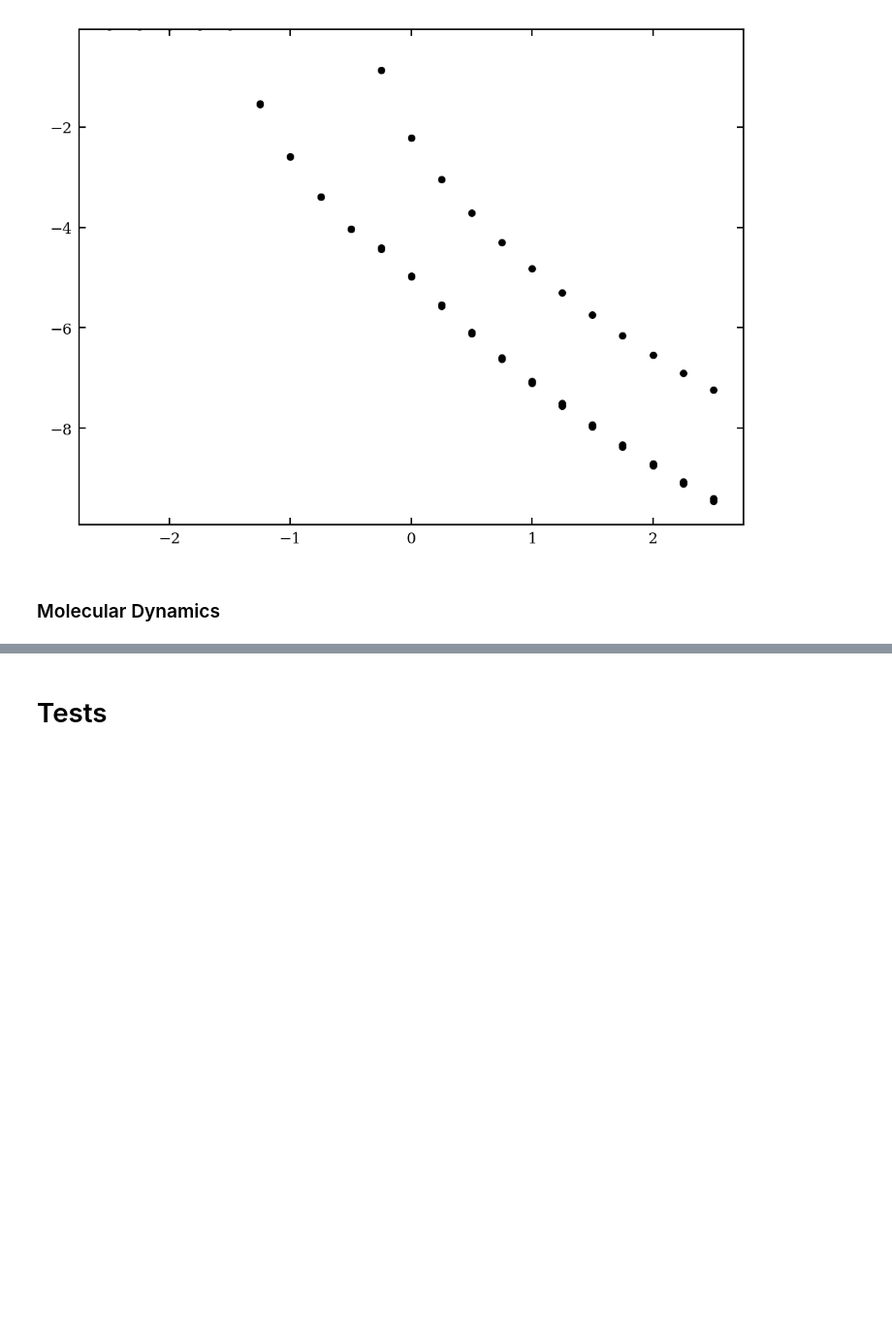
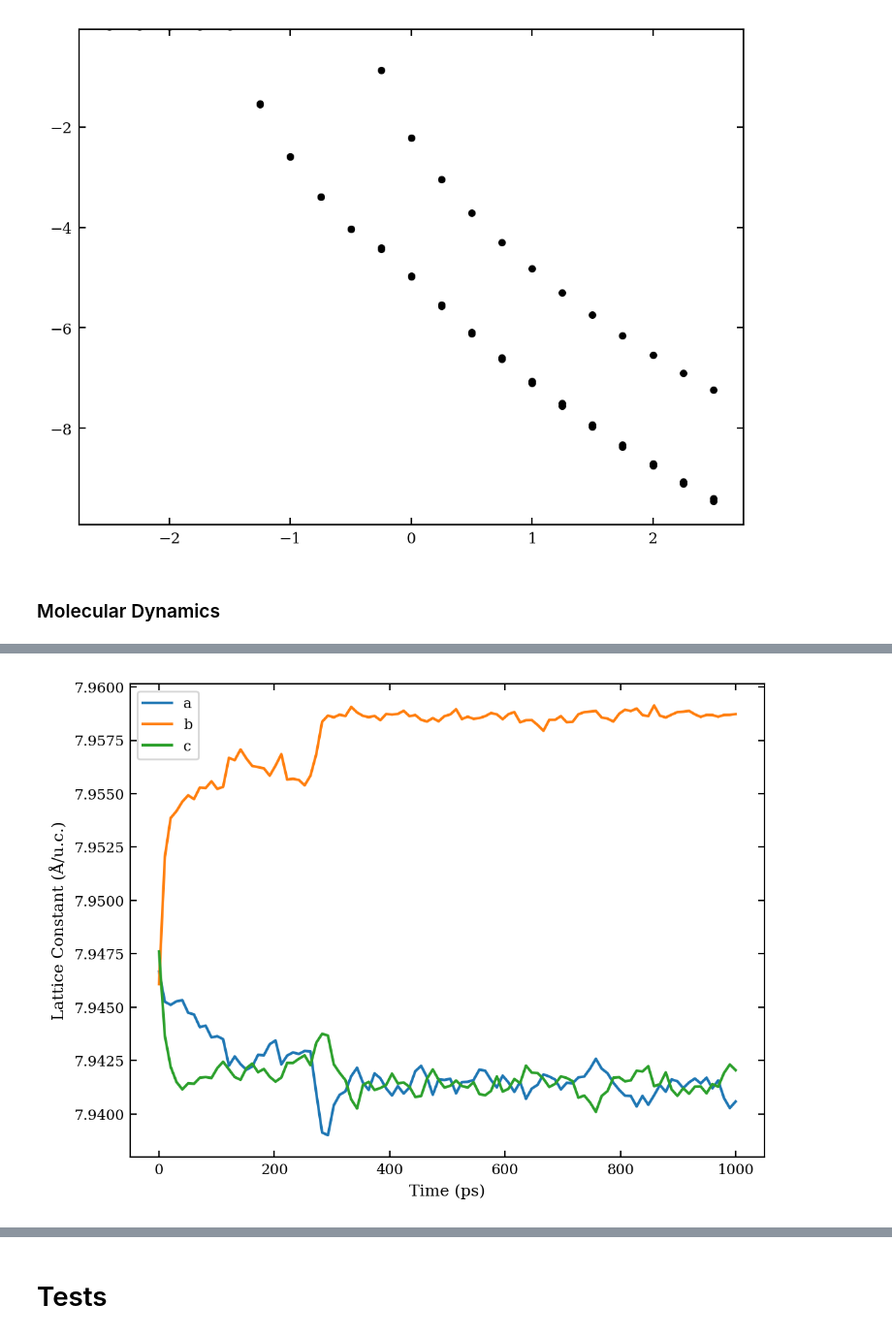
Before and after one commit to ThomasRavnborg/OxideSlabs, a Jupyter notebook: MLtraining.ipynb, the cells around one changed output, grey strips where cells are left out. Shown at 97% size. Drawn from its saved outputs; the diff is of its cells as text; code cells hidden in the pictures; blank space fills up the shorter version.

```diff
--- a/MLtraining.ipynb
+++ b/MLtraining.ipynb
@@ -650,5 +639,0 @@ def load_thermo(thermo_file, run_file):
-# %%
-# read thermo.out and extract temperature and energy
-thermo_file = 'results/ALnep/iteration_2/md/Ba8O24Ti8/100K/thermo.out'
-run_file = 'results/ALnep/iteration_2/md/Ba8O24Ti8/100K/run.in'
-thermo = load_thermo(thermo_file, run_file)
@@ -670,14 +639,0 @@ plt.show()
-# %%
-a= np.array([])
-b = np.array([])
-c = np.array([])
-T = np.array([])
-
-for temp in [100, 200, 300, 400, 500, 600]:
-    thermo_file = f'results/ALnep/iteration_2/md/Ba8O24Ti8/{temp}K/thermo.out'
-    run_file = f'results/ALnep/iteration_2/md/Ba8O24Ti8/{temp}K/run.in'
-    thermo = load_thermo(thermo_file, run_file)
-    T = np.append(T, thermo['T'])
-    a = np.append(a, thermo['cell'][0])
-    b = np.append(b, thermo['cell'][1])
-    c = np.append(c, thermo['cell'][2])
@@ -1982,0 +1812,15 @@ BFGS:    2 10:19:35     -354.261549        0.000040
+# %%
+# read thermo.out and extract temperature and energy
+thermo_file = 'results/ALnep/iteration_2/md_production/Ba8O24Ti8/100K/thermo.out'
+run_file = 'results/ALnep/iteration_2/md_production/Ba8O24Ti8/100K/run.in'
+thermo = load_thermo(thermo_file, run_file)
+# %%
+plt.plot(thermo['t']/1e3, thermo['cell'][0], label='a')
+plt.plot(thermo['t']/1e3, thermo['cell'][1], label='b')
+plt.plot(thermo['t']/1e3, thermo['cell'][2], label='c')
+plt.xlabel('Time (ps)')
+plt.ylabel('Lattice Constant (Å/u.c.)')
+plt.legend()
+plt.show()
+# %% [output]
+[figure, added]
```
Also changed, not shown: parts of 47 cells of this notebook, 8 other files.
